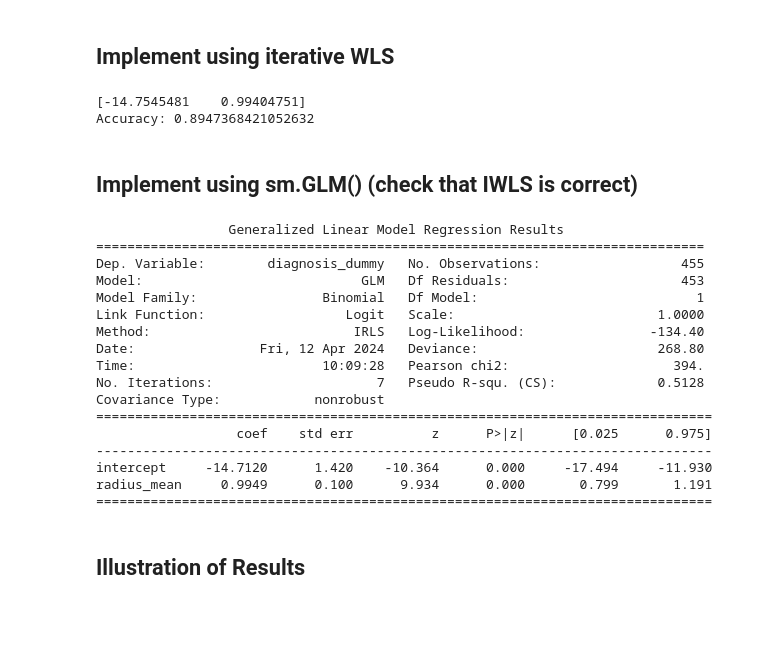
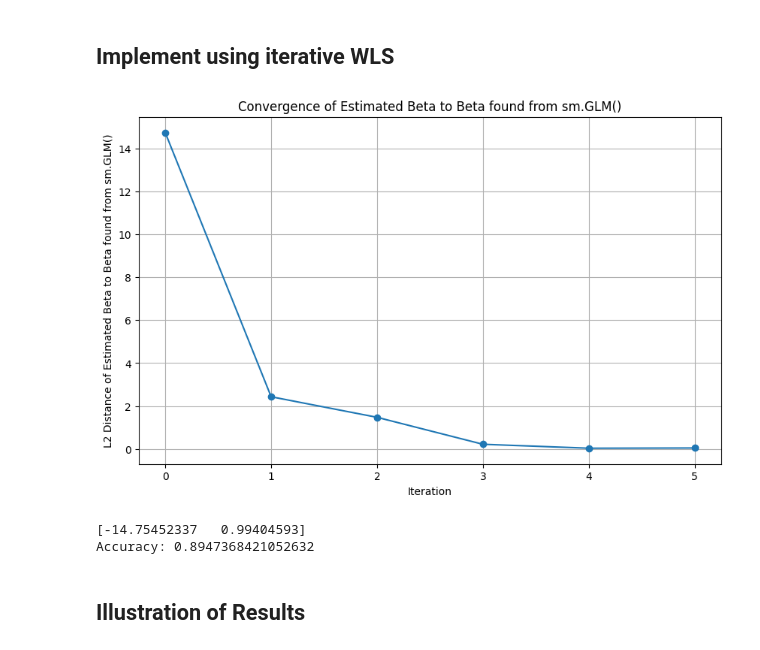
Before and after one commit to BenjaminLHR/MA4270-Proj, a Jupyter notebook: code_v2.ipynb, the cells around one changed output. Saved outputs shown, nothing was run; the diff lists cells and outputs as text; code cells hidden in the pictures; blank space fills up the shorter version.

```diff
--- a/code_v2.ipynb
+++ b/code_v2.ipynb
@@ -29,7 +85,7 @@ breast_cancer_df_train, breast_cancer_df_test = train_test_split(breast_cancer_d
 # %% [markdown]
 ## Implement using iterative WLS
 # %%
-def logistic_regression_iwls(data, y_col, x_cols, max_iter=10, tol=0.001):
+def logistic_regression_iwls(data, y_col, x_cols, max_iter=10, tol=0.001, ground_truth_beta=None):
     n = len(data)
 
     data = data.copy()
@@ -63,7 +119,10 @@ def logistic_regression_iwls(data, y_col, x_cols, max_iter=10, tol=0.001):
     beta = np.zeros(X.shape[1])
 
     beta_prev = beta
-    for _ in range(max_iter):
+
+    l2_distances = [np.linalg.norm(beta - ground_truth_beta)]
+    for i in range(max_iter):
+        # print(f"Beta in iter {i + 1}: {beta}")
         # Update z and weights w
         z = eta + (y - mu) * logit_derivative(mu)
         # w = 1/ (logit_derivative(mu) ** 2 * (mu * (1 - mu)))
@@ -71,76 +130,68 @@ def logistic_regression_iwls(data, y_col, x_cols, max_iter=10, tol=0.001):
 
         W = np.diag(w)
 
+
+        # XTWX = X.T @ W @ X
+        # eigenvalues = np.linalg.eigvals(XTWX)
+        # min_eigenvalue = np.min(eigenvalues)
+        # max_eigenvalue = np.max(eigenvalues)
+        # print(f"Iter {i}: Min eigenvalue of XTWX: {min_eigenvalue}, Max eignevalue of XTWX: {max_eigenvalue}")
+
+
+
         XTWX_inv = np.linalg.inv(X.T @ W @ X)
         XTWZ = X.T @ W @ z
         beta = XTWX_inv @ XTWZ
-        has_nan = np.any(np.isnan(beta))
+
+        if np.max(np.abs(beta - beta_prev)) < tol:
+            break
+        # has_nan = np.any(np.isnan(beta))
         # if has_nan:
         #     print(beta_prev)
         #     return beta_prev
 
-        # if np.max(np.abs(beta - beta_prev)) < tol:
-        #     break
         eta = X @ beta
         mu = logit_inv(eta)
+
+        l2_distance = np.linalg.norm(beta - ground_truth_beta)
+        l2_distances.append(l2_distance)
+
         beta_prev = beta
+
+    if ground_truth_beta is not None:
+        plt.figure(figsize=(10, 6))
+        plt.plot(l2_distances, marker='o')
+        plt.xlabel('Iteration')
+        plt.ylabel('L2 Distance of Estimated Beta to Beta found from sm.GLM()')
+        plt.title('Convergence of Estimated Beta to Beta found from sm.GLM()')
+        plt.xticks(np.arange(0, len(l2_distances), step=1))
+        plt.grid(True)
+        plt.show()
     print(beta)
     return beta
 
 def predict(data, params, x_cols):
     data = data.copy()  # Make a copy to avoid modifying the original DataFrame
     X = data[x_cols].values
     linear_prediction = np.dot(X, params)
     pred_prob = 1 / (1 + np.exp(-linear_prediction))
     return pred_prob
 
 
-x_cols = ['radius_mean']
-# all_features = list(df.columns[2:-2])
-# x_cols = all_features[:1]
-x_cols = ['intercept'] + x_cols
-params = logistic_regression_iwls(breast_cancer_df_train, 'diagnosis_dummy', x_cols, tol=0.1, max_iter=10000)
+# x_cols = all_features
+params = logistic_regression_iwls(breast_cancer_df_train, 'diagnosis_dummy', x_cols, tol=0.001, max_iter=10000, ground_truth_beta=beta_from_sm_glm)
 
 # Predict on test set
 breast_cancer_df_test['pred_prob_glm'] = predict(breast_cancer_df_test, params, x_cols)
 
 # Calculate accuracy
 breast_cancer_df_test['predicted_diagnosis'] = (breast_cancer_df_test['pred_prob_glm'] > 0.5).astype(int)
 accuracy_with_log_glm = (breast_cancer_df_test['predicted_diagnosis'] == breast_cancer_df_test['diagnosis_dummy']).mean()
 print(f"Accuracy: {accuracy_with_log_glm}")
 # %% [output]
+[figure, added]
-[-14.7545481    0.99404751]
+[-14.75452337   0.99404593]
 Accuracy: 0.8947368421052632
-# %% [markdown]
-## Implement using sm.GLM() (check that IWLS is correct)
-# %%
-import statsmodels.api as sm
-
-model = sm.GLM(breast_cancer_df_train['diagnosis_dummy'], breast_cancer_df_train[x_cols], family=sm.families.Binomial())
-
-# Fit the model
-result = model.fit()
-
-# Print the fitted parameters
-print(result.summary())
-# %% [output]
-                 Generalized Linear Model Regression Results
-==============================================================================
-Dep. Variable:        diagnosis_dummy   No. Observations:                  455
-Model:                            GLM   Df Residuals:                      453
-Model Family:                Binomial   Df Model:                            1
-Link Function:                  Logit   Scale:                          1.0000
-Method:                          IRLS   Log-Likelihood:                -134.40
-Date:                Fri, 12 Apr 2024   Deviance:                       268.80
-Time:                        10:09:28   Pearson chi2:                     394.
-No. Iterations:                     7   Pseudo R-squ. (CS):             0.5128
-Covariance Type:            nonrobust
-===============================================================================
-                  coef    std err          z      P>|z|      [0.025      0.975]
--------------------------------------------------------------------------------
-intercept     -14.7120      1.420    -10.364      0.000     -17.494     -11.930
-radius_mean     0.9949      0.100      9.934      0.000       0.799       1.191
-===============================================================================
 # %% [markdown]
 ## Illustration of Results
 # %%
```
Also changed, not shown: parts of 13 cells of this notebook.
